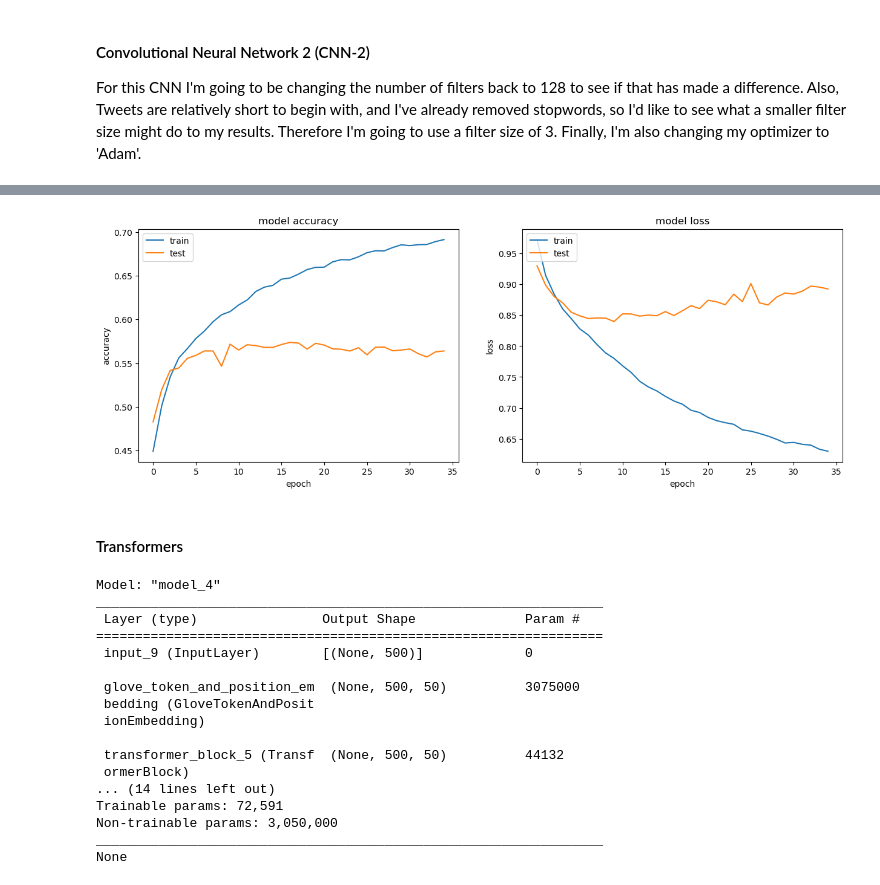
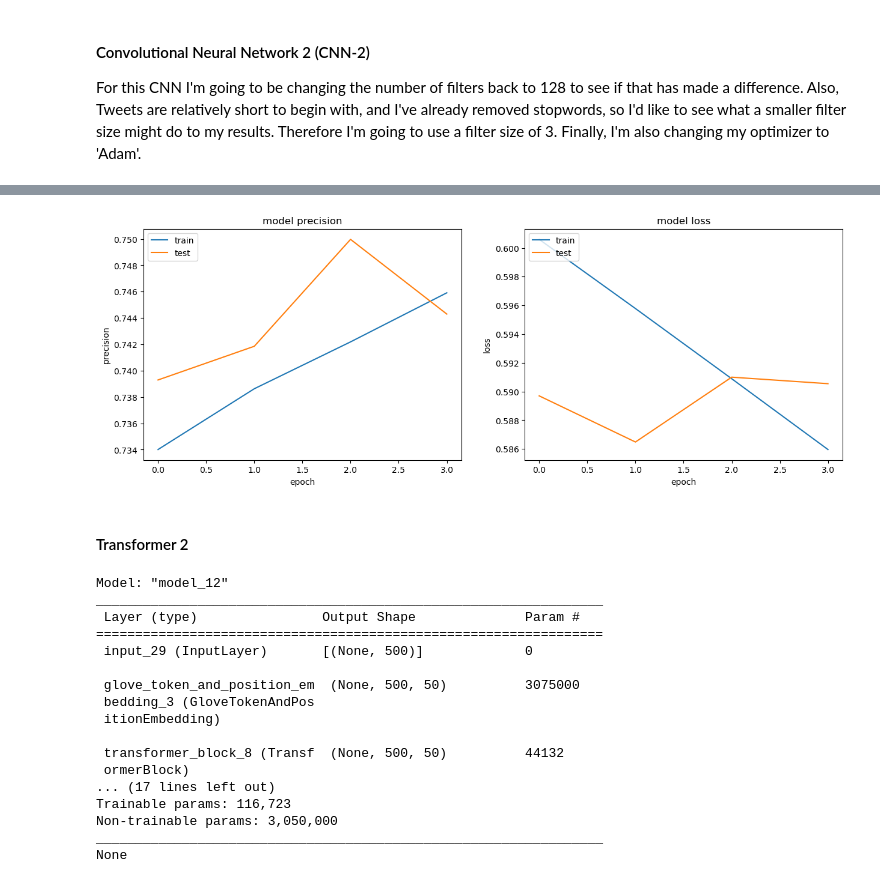
Before and after one commit to cphchip/cs7324_code, a Jupyter notebook: Lab 7/Henderson_48996654_Lab_7.ipynb, the cells around one changed output, grey strips where cells are left out. Drawn from its saved outputs; the diff is of its cells as text; code cells hidden in the pictures.

Commit message:
Working through issues on CNNs and Xformers

```diff
--- a/Lab 7/Henderson_48996654_Lab_7.ipynb
+++ b/Lab 7/Henderson_48996654_Lab_7.ipynb
@@ -621,18 +669,18 @@ x = Dense(128, activation='relu',
 preds = Dense(NUM_CLASSES, activation='softmax',
               kernel_initializer='glorot_uniform')(x)
 
-model = Model(sequence_input, preds)
+model_cnn_2 = Model(sequence_input, preds)
 
 # if representing as OHE, use categorical_crossentropy
 # if representing the class as an integer, use sparse_categorical_crossentropy
-model.compile(loss='categorical_crossentropy',
+model_cnn_2.compile(loss='categorical_crossentropy',
               optimizer='adam',
-              metrics=['acc'])
+              metrics=['Precision'])
 
 print(model.summary())
 
-histories = []
-tmp = model.fit(X_train, y_train_ohe, validation_data=(X_test, y_test_ohe),
+cnn2_histories = []
+tmp = model_cnn_2.fit(X_train, y_train_ohe, validation_data=(X_test, y_test_ohe),
           epochs=15, batch_size=128)
-histories.append(tmp)
+cnn2_histories.append(tmp)
 # %% [output]
@@ -687,0 +871,9 @@ plt.show()
+# %%
+model_xformer1.compile(loss='categorical_crossentropy',
+              optimizer='rmsprop',
+              metrics=['precision'])
+histories_xformer1 = []
+tmp = model_xformer1.fit(X_train, y_train_ohe,
+                validation_data=(X_test, y_test_ohe),
+               epochs=6, batch_size=16)
+histories_xformer1.append(tmp)
@@ -688,6 +924,7 @@ plt.show()
 # %%
-tmp = model.fit(X_train, y_train_ohe,
+histories_xformer1 = []
+tmp = model_xformer1.fit(X_train, y_train_ohe,
                 validation_data=(X_test, y_test_ohe),
-               epochs=20, batch_size=128)
-histories.append(tmp)
+               epochs=4, batch_size=16)
+histories_xformer1.append(tmp)
 # %% [output]
@@ -711,31 +939,29 @@ Epoch 20/20
 # %%
 %matplotlib inline
 
 # combine all the history from training together
 combined = dict()
-for key in ['acc','val_acc','loss','val_loss']:
-    combined[key] = np.hstack([x.history[key] for x in histories])
+for key in ['precision','val_precision','loss','val_loss']:
+    combined[key] = np.hstack([x.history[key] for x in histories_xformer1])
 
-# summarize history for accuracy
+# summarize history for precision
 plt.figure(figsize=(15,5))
 plt.subplot(121)
-plt.plot(combined['acc'])
-plt.plot(combined['val_acc'])
-plt.title('model accuracy')
-plt.ylabel('accuracy')
+plt.plot(combined['precision'])
+plt.plot(combined['val_precision'])
+plt.title('model precision')
+plt.ylabel('precision')
 plt.xlabel('epoch')
 plt.legend(['train', 'test'], loc='upper left')
 
 # summarize history for loss
 plt.subplot(122)
 plt.plot(combined['loss'])
 plt.plot(combined['val_loss'])
 plt.title('model loss')
 plt.ylabel('loss')
 plt.xlabel('epoch')
 plt.legend(['train', 'test'], loc='upper left')
 plt.show()
 # %% [output]
-[figure, old version]
+[figure, new version]
-# %% [markdown]
-#### Transformers
@@ -772,3 +968,5 @@ class GloveTokenAndPositionEmbedding(Layer):
+# %% [markdown]
+#### Transformer 2
 # %%
 num_heads = 4  # Number of attention heads
 ff_dim = 32  # Hidden layer size in feed forward network inside transformer
@@ -776,6 +974,8 @@ ff_dim = 32  # Hidden layer size in feed forward network inside transformer
 inputs = Input(shape=(X_train.shape[1],))
 x = GloveTokenAndPositionEmbedding()(inputs)
 x = TransformerBlock(EMBED_SIZE, num_heads, ff_dim)(x)
+x = TransformerBlock(EMBED_SIZE, num_heads, ff_dim)(x) # Extra layer added
+
 
 x = GlobalAveragePooling1D()(x)
 x = Dropout(0.2)(x)
@@ -784,23 +984,23 @@ x = Dropout(0.2)(x)
 preds = Dense(NUM_CLASSES, activation='softmax',
               kernel_initializer='glorot_uniform')(x)
 
-model_xformer20 = Model(inputs=inputs, outputs=preds)
-print(model_xformer20.summary())
+model_xformer2 = Model(inputs=inputs, outputs=preds)
+print(model_xformer2.summary())
 # %% [output]
-Model: "model_4"
+Model: "model_12"
 _________________________________________________________________
  Layer (type)                Output Shape              Param #
 =================================================================
- input_9 (InputLayer)        [(None, 500)]             0
+ input_29 (InputLayer)       [(None, 500)]             0
 
  glove_token_and_position_em  (None, 500, 50)          3075000
- bedding (GloveTokenAndPosit
- ionEmbedding)
+ bedding_3 (GloveTokenAndPos
+ itionEmbedding)
 
- transformer_block_5 (Transf  (None, 500, 50)          44132
+ transformer_block_8 (Transf  (None, 500, 50)          44132
  ormerBlock)
-... (14 lines left out)
-Trainable params: 72,591
+... (17 lines left out)
+Trainable params: 116,723
 Non-trainable params: 3,050,000
 _________________________________________________________________
 None
```
Also changed, not shown: parts of 20 cells of this notebook.
